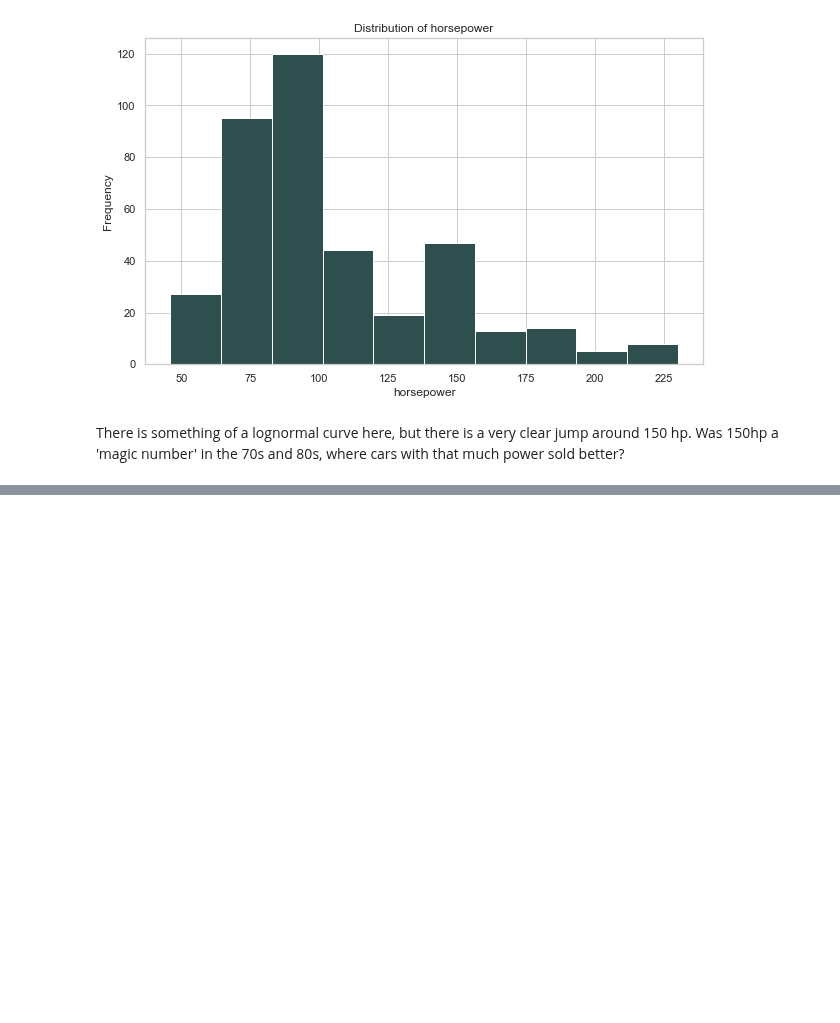
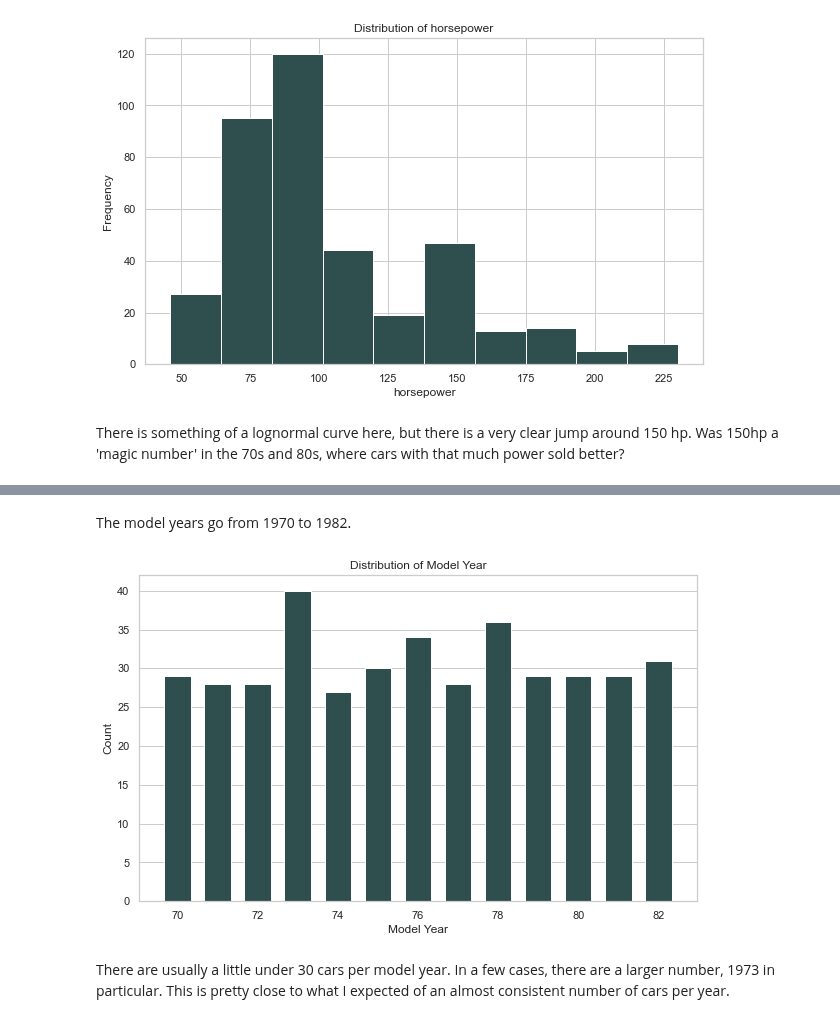
Before and after one commit to natemcintosh/en_685_648_data_science, a Jupyter notebook: 12_module/problem_set/nmcinto2.ipynb, the cells around one changed output, grey strips where cells are left out. Saved outputs shown, nothing was run; the diff lists cells and outputs as text; code cells hidden in the pictures; blank space fills up the shorter version.

```diff
--- a/12_module/problem_set/nmcinto2.ipynb
+++ b/12_module/problem_set/nmcinto2.ipynb
@@ -282,0 +352,22 @@ Before you submit this assignent, go back and review the directions to ensure th
+# %% [markdown]
+The model years go from 1970 to 1982.
+# %%
+data = mpg.model_year.value_counts(sort=False)
+x = range( len( data))
+width = 1/1.5
+
+figure = plt.figure(figsize=(10, 6))
+
+axes = figure.add_subplot(1, 1, 1)
+axes.bar(data.index, data, width, align="center", color="darkslategray")
+axes.set_title("Distribution of Model Year")
+axes.set_xlabel("Model Year")
+axes.set_ylabel("Count")
+axes.xaxis.grid(False)
+
+plt.show()
+plt.close()
+# %% [output]
+[figure, added]
+# %% [markdown]
+There are usually a little under 30 cars per model year. In a few cases, there are a larger number, 1973 in particular. This is pretty close to what I expected of an almost consistent number of cars per year.
```
Also changed, not shown: parts of 90 cells of this notebook.
